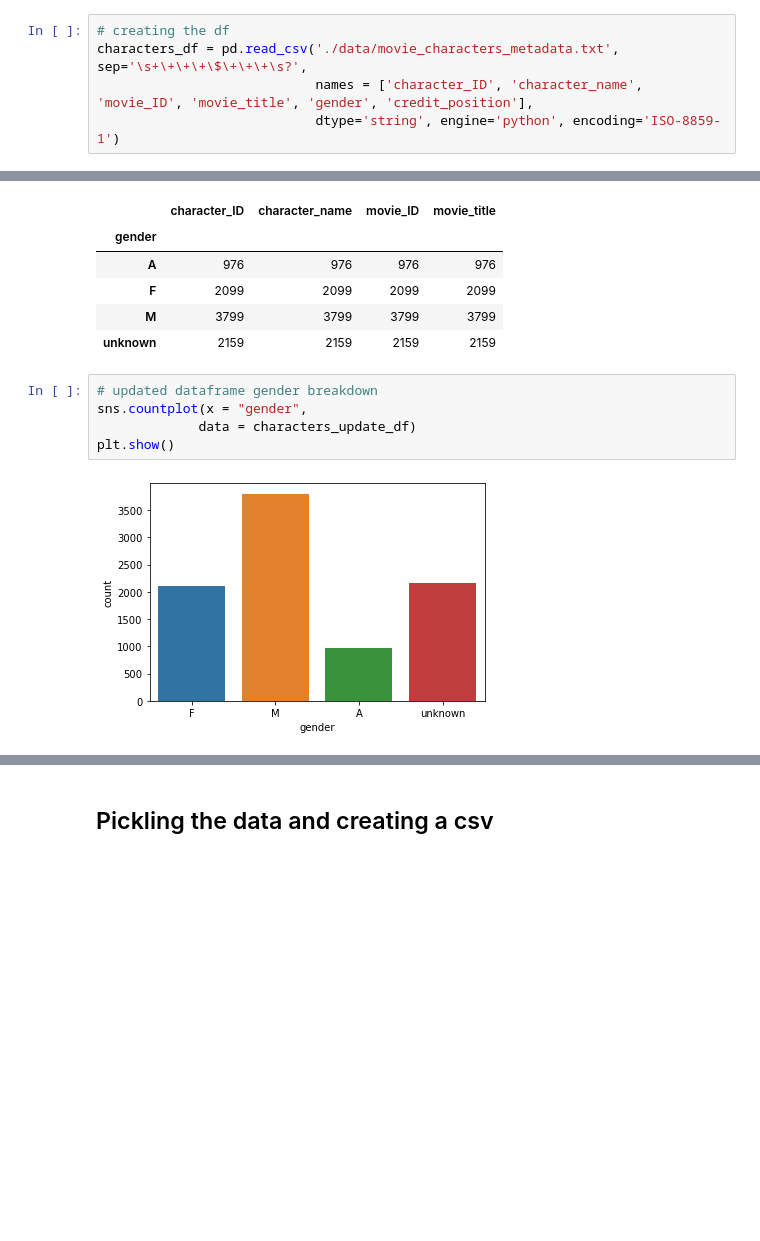
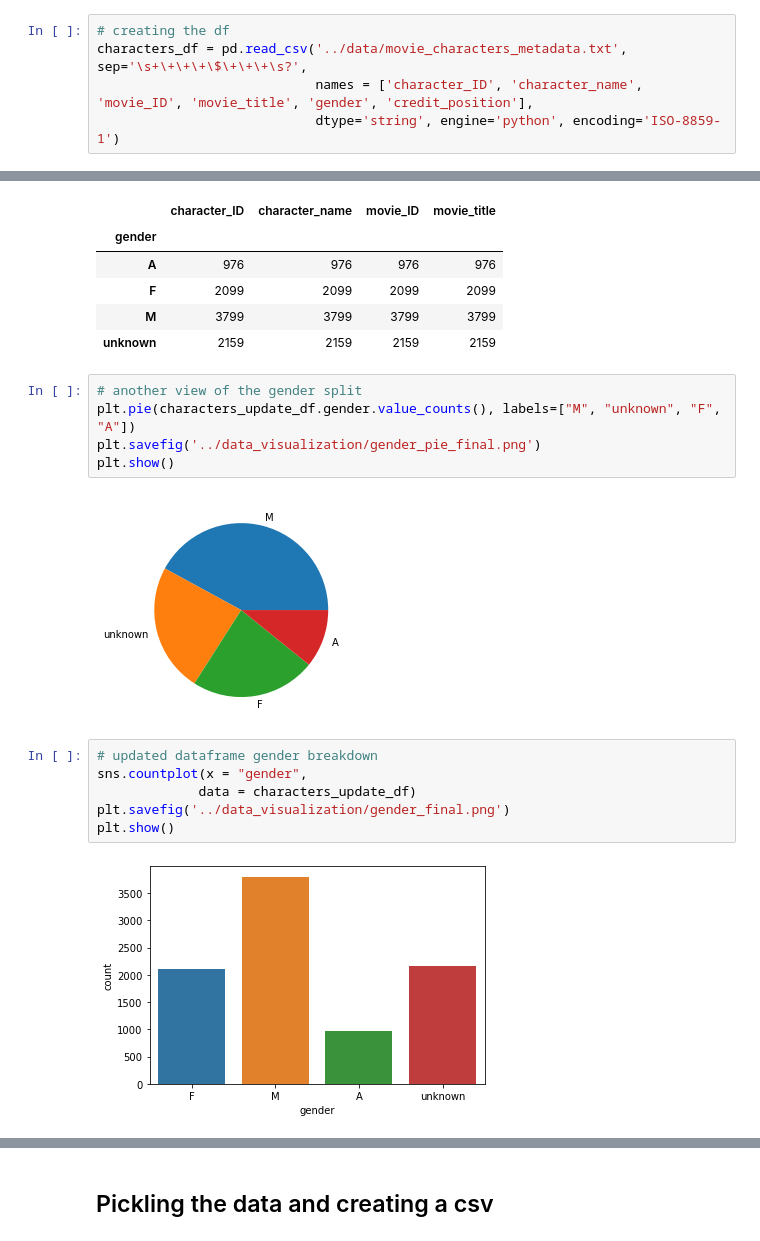
Before and after one commit to Data-Science-for-Linguists-2023/Movie-Gender-Dialogue-Analysis, a Jupyter notebook: dataframe_notebooks/Characters_Notebook.ipynb, the cells around one changed output, grey strips where cells are left out. Cells and saved outputs as stored; diff of their text form; blank space fills up the shorter version.

Commit message:
saving visualizations and updating format

```diff
--- a/dataframe_notebooks/Characters_Notebook.ipynb
+++ b/dataframe_notebooks/Characters_Notebook.ipynb
@@ -16,7 +24,7 @@ import seaborn as sns
 ## Loading in the data and basic summary
 # %%
 # creating the df
-characters_df = pd.read_csv('./data/movie_characters_metadata.txt', sep='\s+\+\+\+\$\+\+\+\s?',
+characters_df = pd.read_csv('../data/movie_characters_metadata.txt', sep='\s+\+\+\+\$\+\+\+\s?',
                             names = ['character_ID', 'character_name', 'movie_ID', 'movie_title', 'gender', 'credit_position'],
                             dtype='string', engine='python', encoding='ISO-8859-1')
 # %% [markdown]
@@ -432,10 +427,18 @@ characters_update_df.groupby('gender').count()
 | F | 2099 | 2099 | 2099 | 2099 |
 | M | 3799 | 3799 | 3799 | 3799 |
 | unknown | 2159 | 2159 | 2159 | 2159 |
+# %%
+# another view of the gender split
+plt.pie(characters_update_df.gender.value_counts(), labels=["M", "unknown", "F", "A"])
+plt.savefig('../data_visualization/gender_pie_final.png')
+plt.show()
+# %% [output]
+[figure, added]
 # %%
 # updated dataframe gender breakdown
 sns.countplot(x = "gender",
              data = characters_update_df)
+plt.savefig('../data_visualization/gender_final.png')
 plt.show()
 # %% [output]
 [figure]
```
Also changed, not shown: parts of 14 cells of this notebook.
